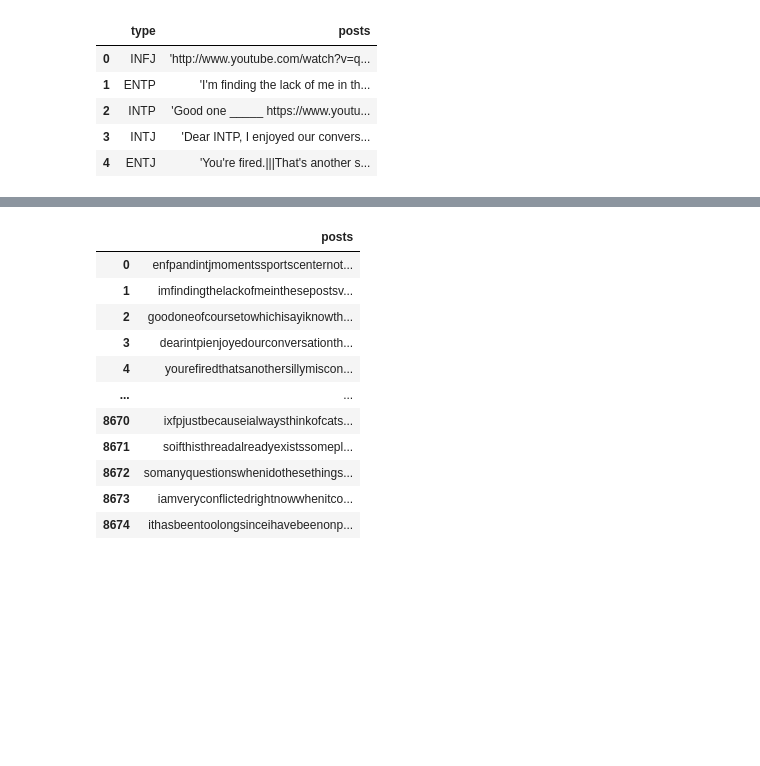
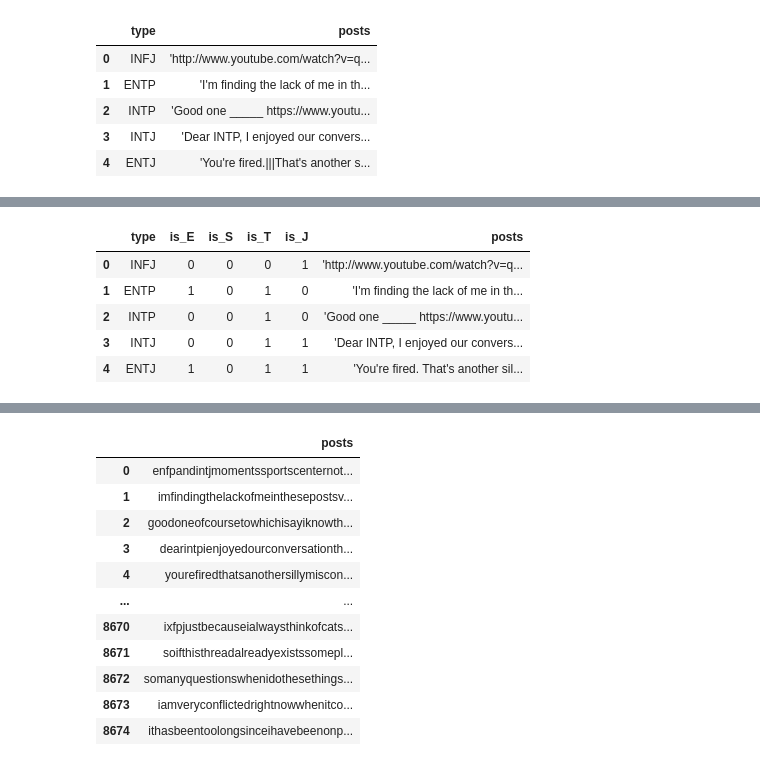
Before and after one commit to nalisharathod01/Myers-Briggs-Personality-Prediction, a Jupyter notebook: FastText.ipynb, the cells around one changed output, grey strips where cells are left out. Cells and saved outputs as stored; diff of their text form; code cells hidden in the pictures; blank space fills up the shorter version.

```diff
--- a/FastText.ipynb
+++ b/FastText.ipynb
@@ -24,6 +64,16 @@ df_types = pd.DataFrame(df_data.drop('posts', 1))
 # %%
 df_types['is_E'] = df_data['type'].apply(lambda x: 1 if x[0] == 'E' else 0)
 df_types['is_S'] = df_data['type'].apply(lambda x: 1 if x[1] == 'S' else 0)
 df_types['is_T'] = df_data['type'].apply(lambda x: 1 if x[2] == 'T' else 0)
 df_types['is_J'] = df_data['type'].apply(lambda x: 1 if x[3] == 'J' else 0)
-df_types.columns = ['type','is_E','is_S','is_T','is_J']
+df_types['posts'] = df_data['posts']
+df_types.columns = ['type','is_E','is_S','is_T','is_J','posts']
+
+df_types.head()
+# %% [output]
+|  | type | is_E | is_S | is_T | is_J | posts |
+| 0 | INFJ | 0 | 0 | 0 | 1 | 'http://www.youtube.com/watch?v=q... |
+| 1 | ENTP | 1 | 0 | 1 | 0 | 'I'm finding the lack of me in th... |
+| 2 | INTP | 0 | 0 | 1 | 0 | 'Good one _____ https://www.youtu... |
+| 3 | INTJ | 0 | 0 | 1 | 1 | 'Dear INTP, I enjoyed our convers... |
+| 4 | ENTJ | 1 | 0 | 1 | 1 | 'You're fired. That's another sil... |
```
Also changed, not shown: parts of 10 cells of this notebook.
